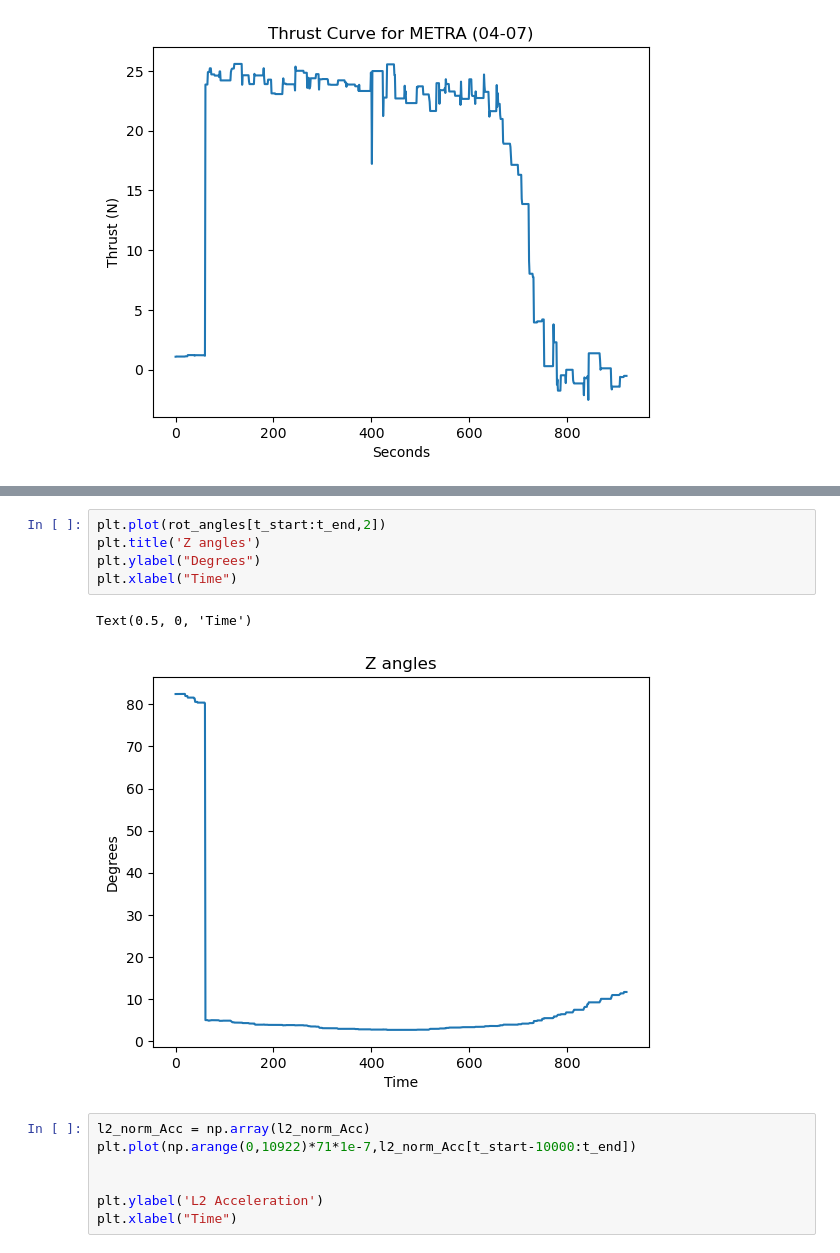
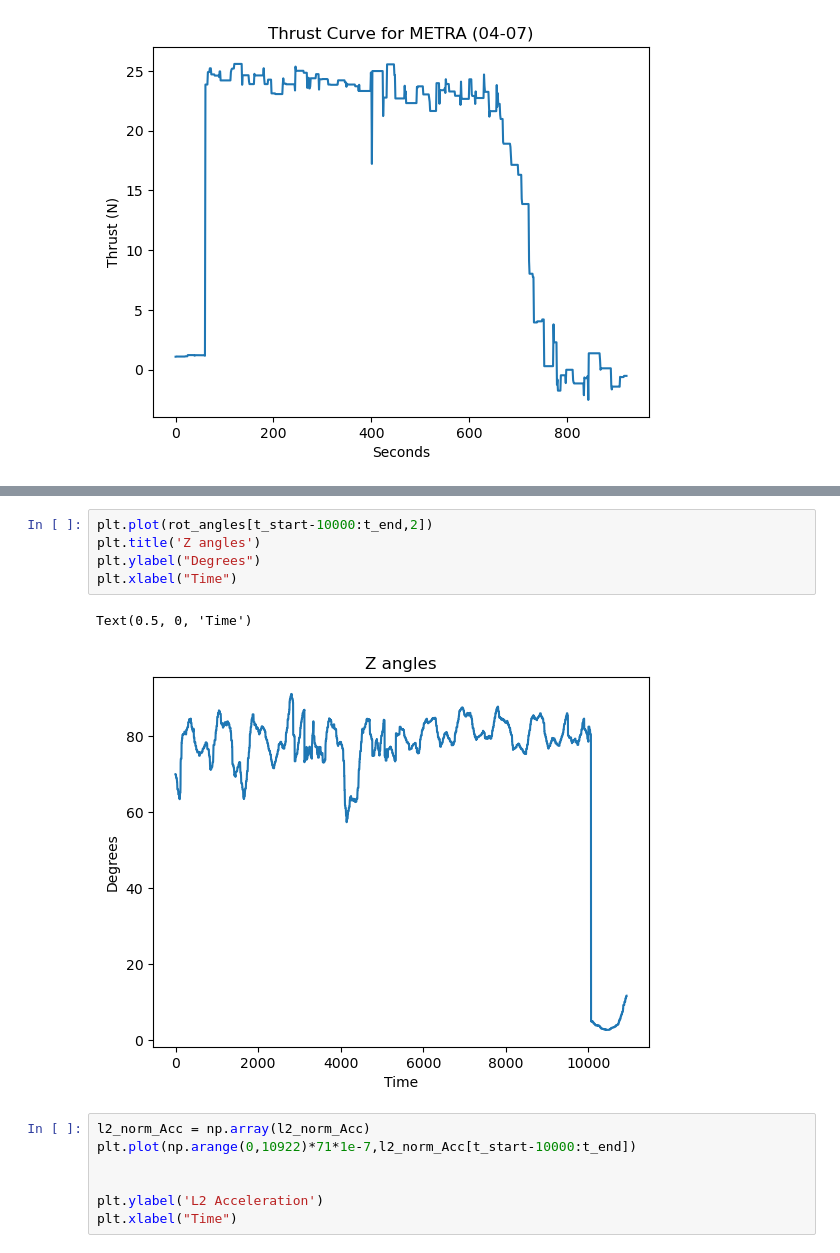
Before and after one commit to Rutgers-RPL/FlightDataAnalysis, a Jupyter notebook: gravityOffsetCalcs.ipynb, the cells around one changed output, grey strips where cells are left out. Drawn from its saved outputs; the diff is of its cells as text.

```diff
--- a/gravityOffsetCalcs.ipynb
+++ b/gravityOffsetCalcs.ipynb
@@ -75,11 +75,11 @@ Text(0.5, 0, 'Time')
 # %%
-plt.plot(rot_angles[t_start:t_end,2])
+plt.plot(rot_angles[t_start-10000:t_end,2])
 plt.title('Z angles')
 plt.ylabel("Degrees")
 plt.xlabel("Time")
 # %% [output]
 Text(0.5, 0, 'Time')
-[figure, old version]
+[figure, new version]
 # %%
 l2_norm_Acc = np.array(l2_norm_Acc)
 plt.plot(np.arange(0,10922)*71*1e-7,l2_norm_Acc[t_start-10000:t_end])
```
Also changed, not shown: parts of 2 cells of this notebook.
